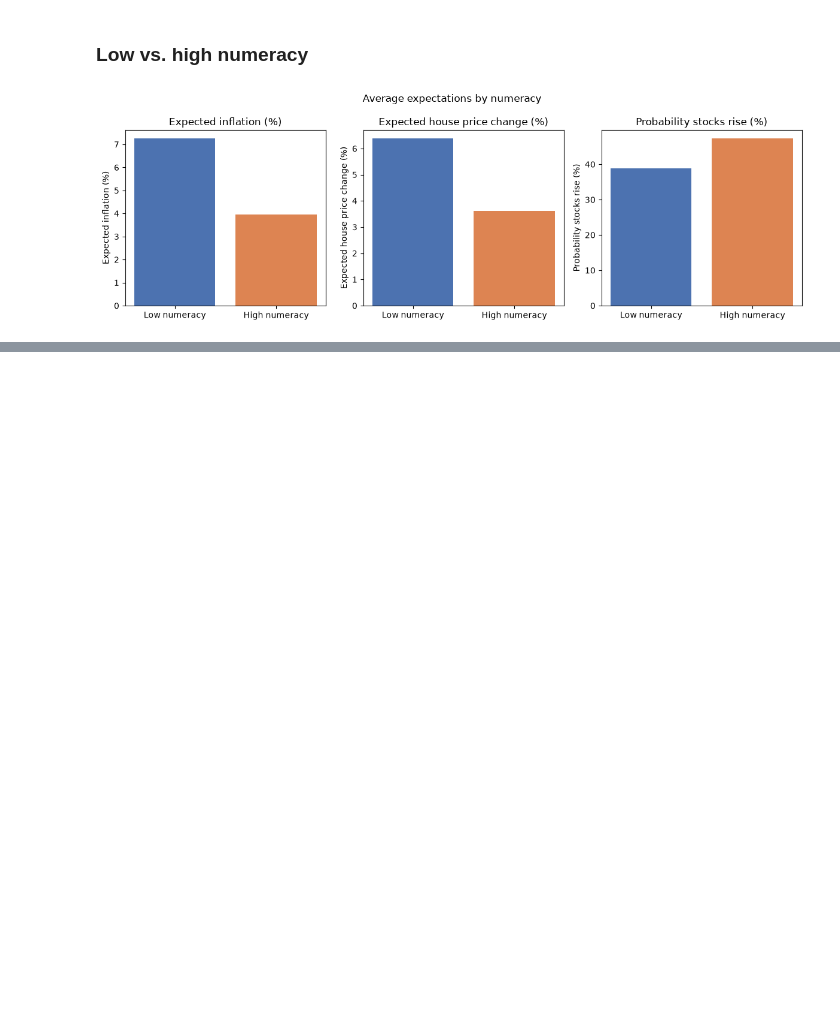
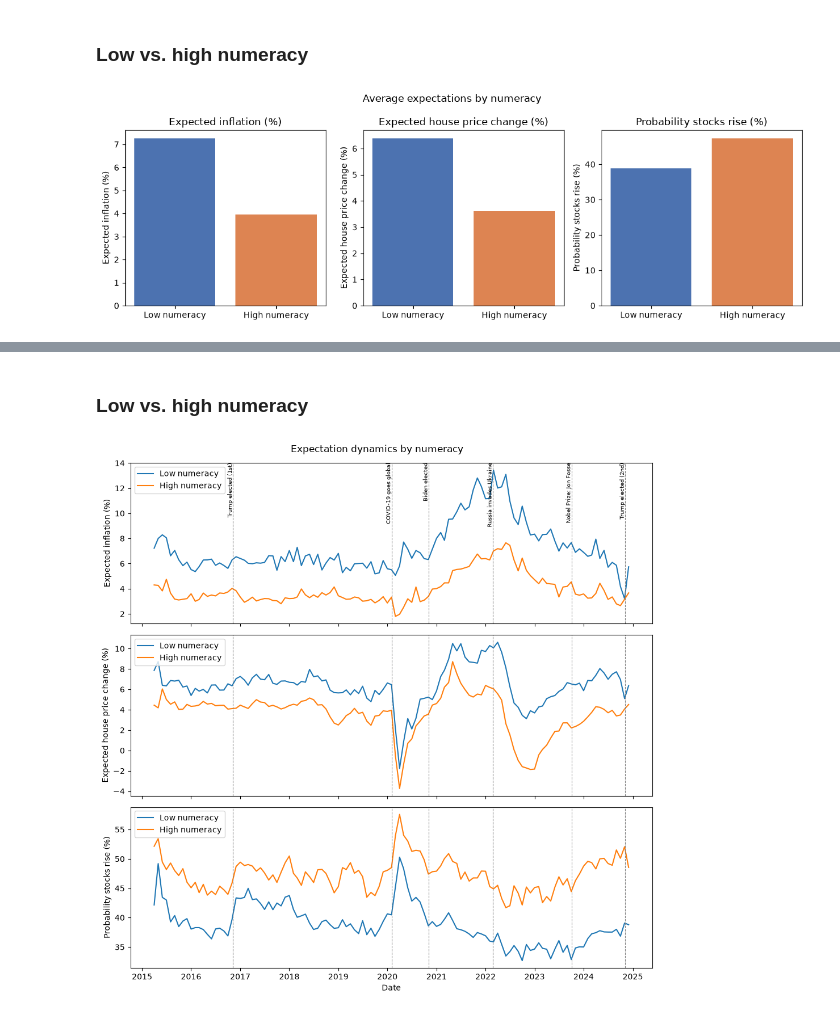
Before and after one commit to Israt0408/AI_week_IM, a Jupyter notebook: term_paper.ipynb, the cells around one changed output, grey strips where cells are left out. Drawn from its saved outputs; the diff is of its cells as text; code cells hidden in the pictures; blank space fills up the shorter version.

```diff
--- a/term_paper.ipynb
+++ b/term_paper.ipynb
@@ -312,0 +418,11 @@ _ = plot_group_means(
+# %% [markdown]
+### Low vs. high numeracy
+# %%
+_ = plot_group_timeseries(
+    sce,
+    'num_lit_high',
+    {0: 'Low numeracy', 1: 'High numeracy'},
+    'Expectation dynamics by numeracy',
+)
+# %% [output]
+[figure, added]
```
Also changed, not shown: parts of 9 cells of this notebook.
